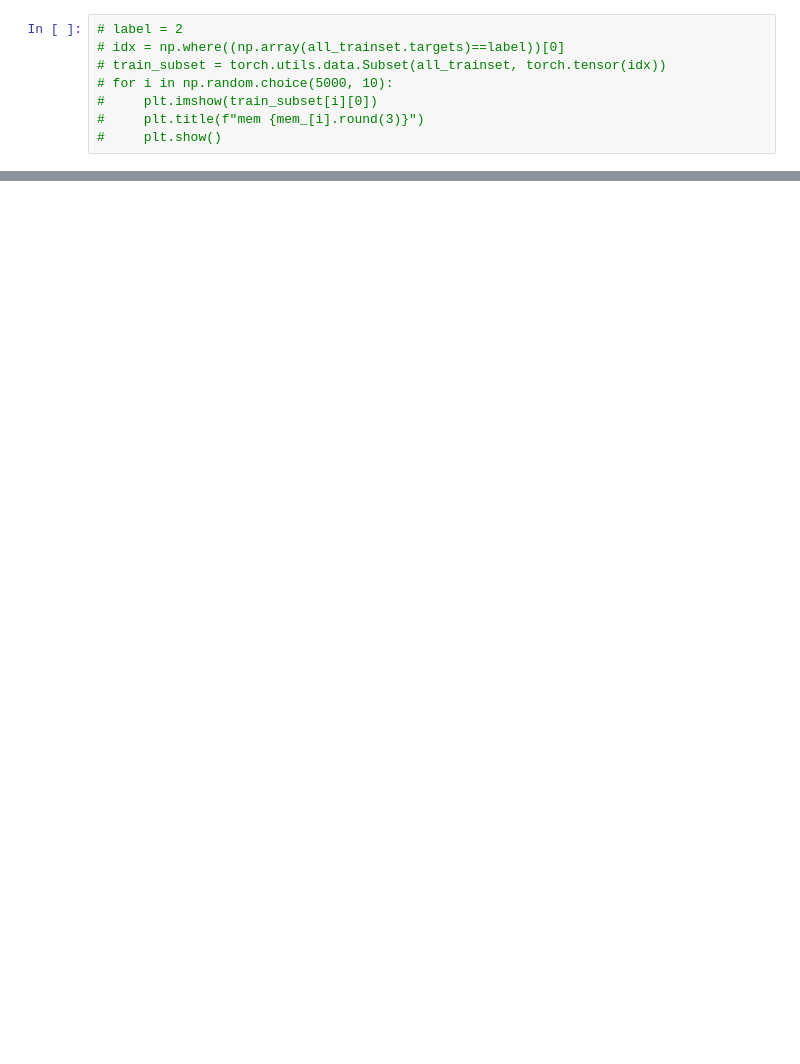
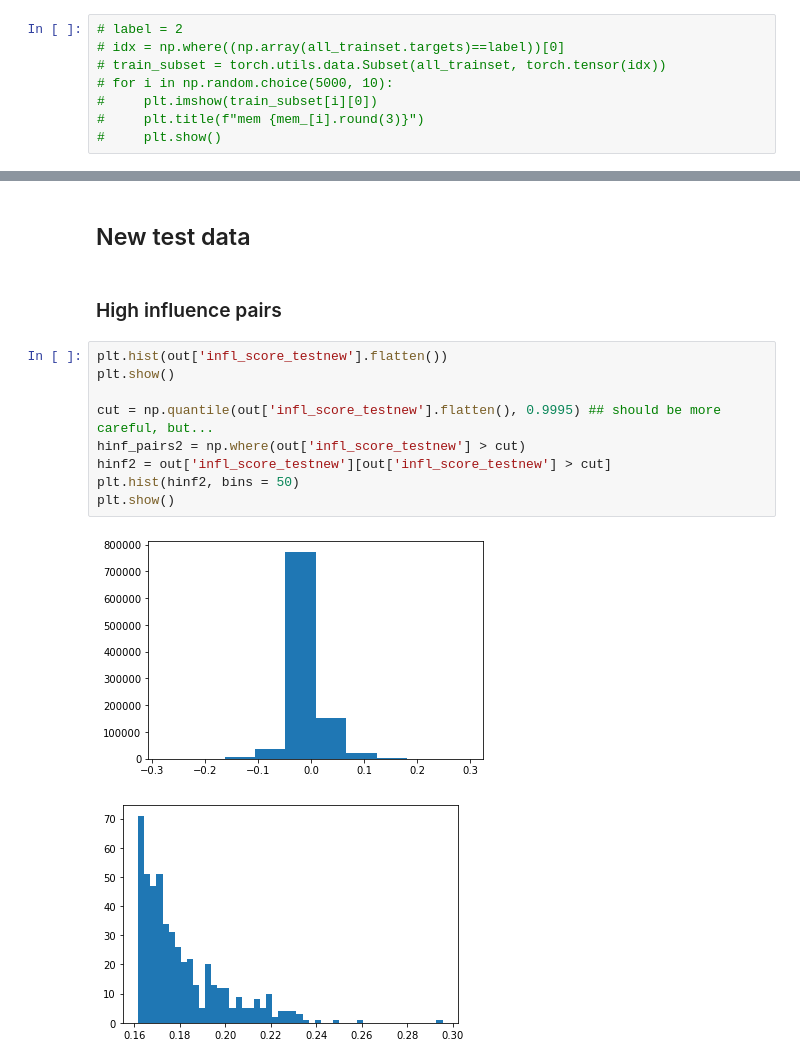
Before and after one commit to zihao12/pytorch-cifar, a Jupyter notebook: analysis/mem_infl.ipynb, the cells around one changed output, grey strips where cells are left out. Cells and saved outputs as stored; diff of their text form; blank space fills up the shorter version.

```diff
--- a/analysis/mem_infl.ipynb
+++ b/analysis/mem_infl.ipynb
@@ -579,0 +370,16 @@ for i, (r, c) in enumerate(indices):
+# %% [markdown]
+## New test data
+# %% [markdown]
+### High influence pairs
+# %%
+plt.hist(out['infl_score_testnew'].flatten())
+plt.show()
+
+cut = np.quantile(out['infl_score_testnew'].flatten(), 0.9995) ## should be more careful, but...
+hinf_pairs2 = np.where(out['infl_score_testnew'] > cut)
+hinf2 = out['infl_score_testnew'][out['infl_score_testnew'] > cut]
+plt.hist(hinf2, bins = 50)
+plt.show()
+# %% [output]
+[figure, added]
+[figure, added]
```
Also changed, not shown: parts of 57 cells of this notebook.
